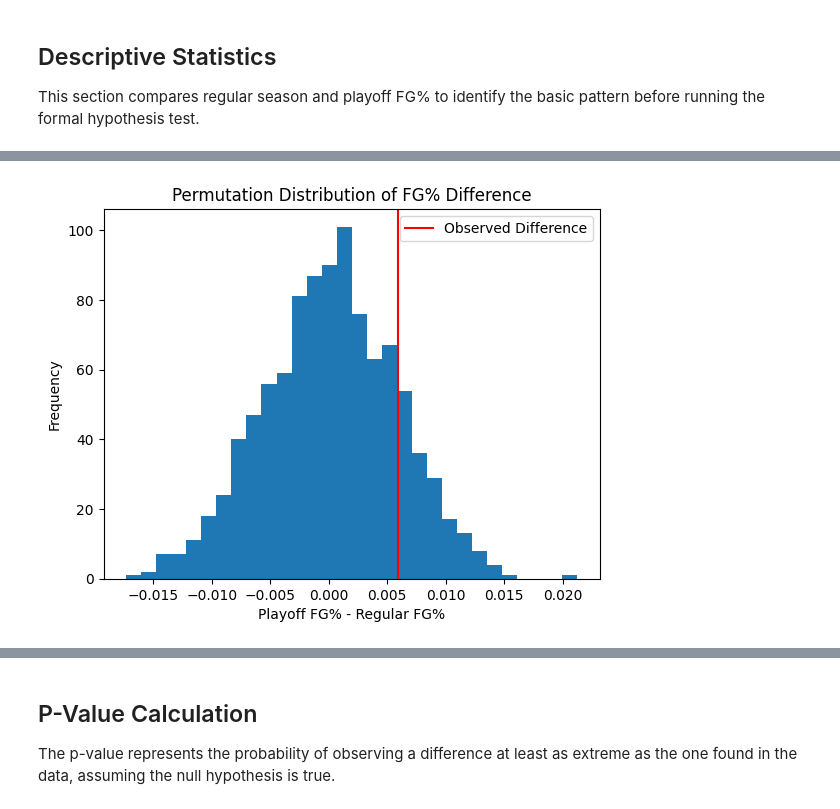
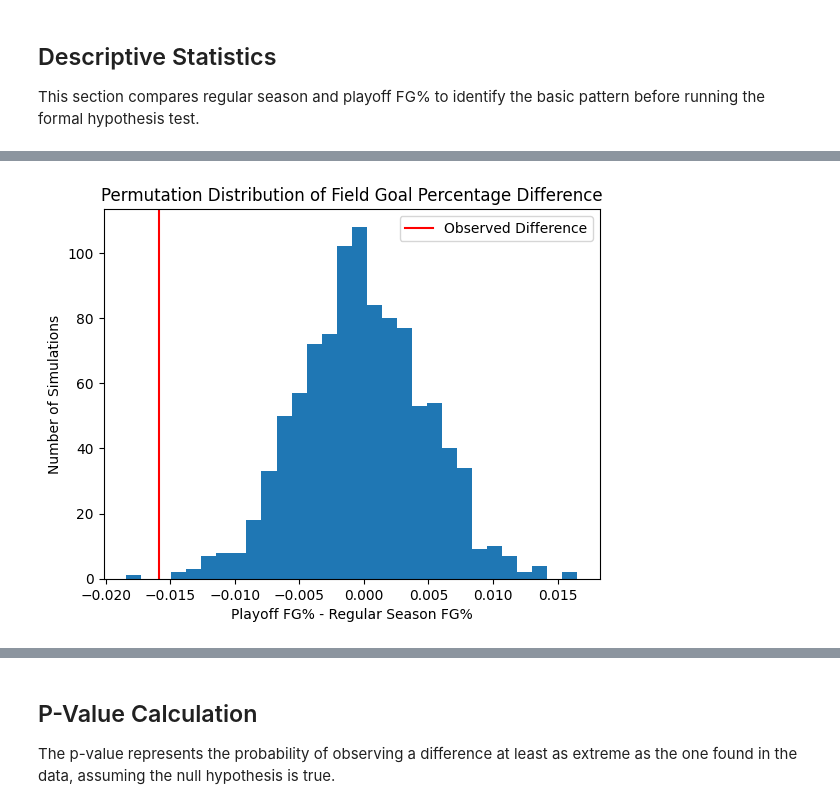
Before and after one commit to dennyhoang8/Choose-your-own-hypothesis_nba-playoff-performance, a Jupyter notebook: nba_playoff_vs_regular_season_analysis.ipynb, the cells around one changed output, grey strips where cells are left out. Saved outputs shown, nothing was run; the diff lists cells and outputs as text; code cells hidden in the pictures.

```diff
--- a/nba_playoff_vs_regular_season_analysis.ipynb
+++ b/nba_playoff_vs_regular_season_analysis.ipynb
@@ -35,34 +38,34 @@ players = {
     "LeBron James": "Lebron James",
     "Anthony Edwards": "Anthony Edwards",
     "Jayson Tatum": "Jayson Tatum",
-    "Kevin Durant": "Kevin Durant"
+    "Kevin Durant": "Kevin Durant",
+    "Stephen Curry": "Stephen Curry",
+    "Luka Doncic": "Luka Doncic",
+    "Nikola Jokic": "Nikola Jokic",
+    "Giannis Antetokounmpo": "Giannis Antetokounmpo"
 }
 
 all_data = []
 
 for player, folder in players.items():
-    player_path = Path(folder)
+    player_path = Path("NBA Reg-Playoffs") / folder
 
     regular_files = list(player_path.glob("*regular*.csv"))
 
     for file in regular_files:
-        df = pd.read_csv(file)
+        df = pd.read_csv(file, on_bad_lines="skip")
         season = file.stem.split("_")[-1]
-
         df["Player"] = player
         df["Season"] = season
         df["GameType"] = "Regular"
-
         all_data.append(df)
 
     playoff_files = list(player_path.glob("*playoff*.csv"))
 
     for file in playoff_files:
-        df = pd.read_csv(file)
-
+        df = pd.read_csv(file, on_bad_lines="skip")
         df["Player"] = player
         df["GameType"] = "Playoffs"
-
         all_data.append(df)
 
 nba = pd.concat(all_data, ignore_index=True)
@@ -186,10 +321,13 @@ The red line represents the observed difference from the actual data.
 # %%
 plt.hist(simulated_diffs, bins=30)
-plt.axvline(observed_diff, color='red', label='Observed Difference')
+
+plt.axvline(observed_diff, color="red", label="Observed Difference")
+
+plt.title("Permutation Distribution of Field Goal Percentage Difference")
+plt.xlabel("Playoff FG% - Regular Season FG%")
+plt.ylabel("Number of Simulations")
+
 plt.legend()
-plt.title("Permutation Distribution of FG% Difference")
-plt.xlabel("Playoff FG% - Regular FG%")
-plt.ylabel("Frequency")
 plt.show()
 # %% [output]
-[figure, old version]
+[figure, new version]
```
Also changed, not shown: parts of 32 cells of this notebook, 54 other files.
